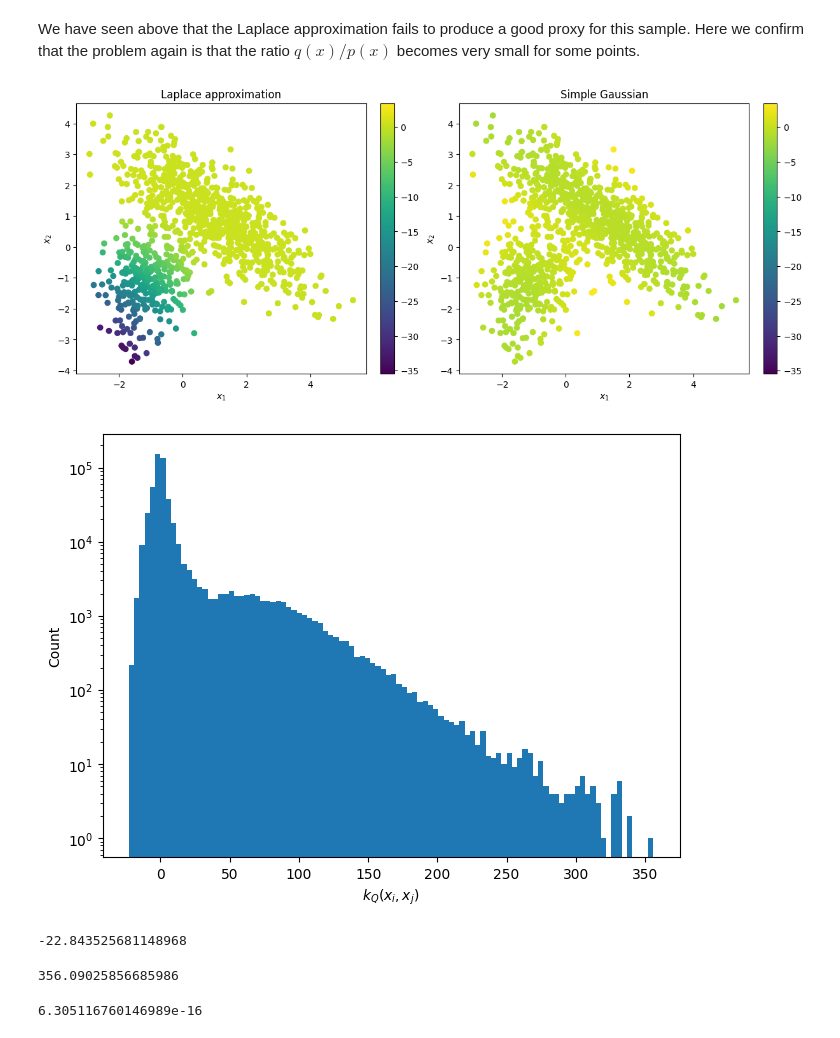
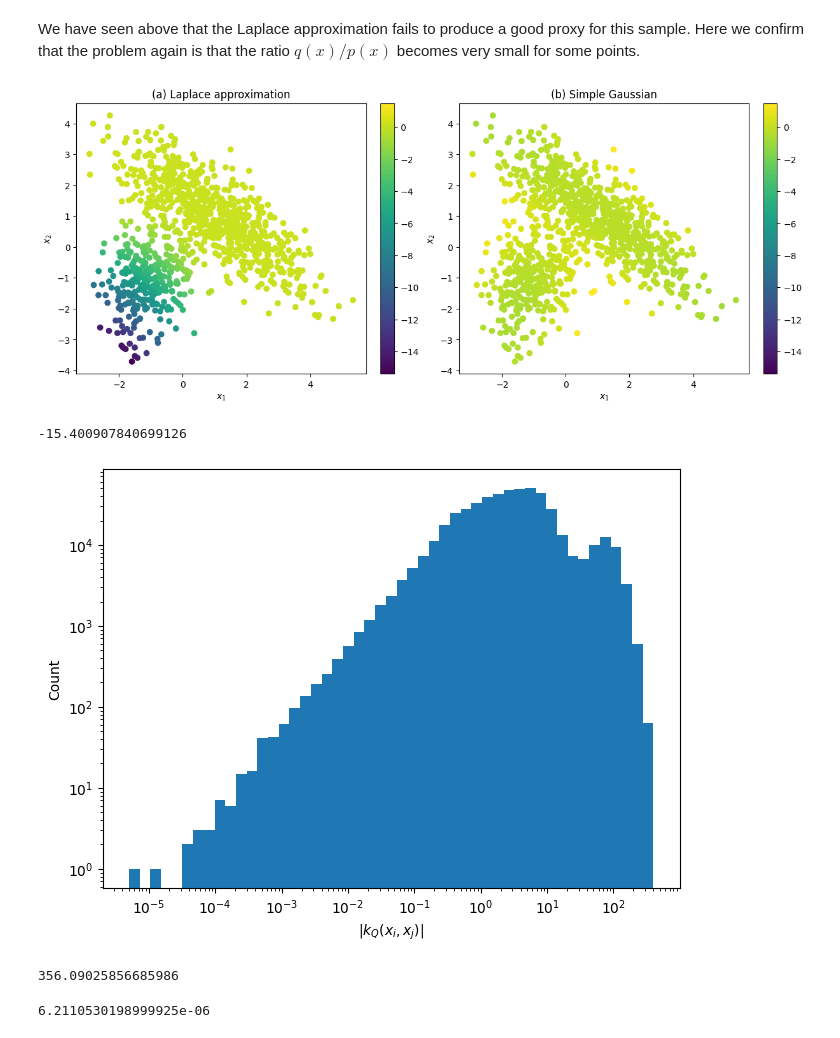
Before and after one commit to aglebov/gradient-free-mcmc-postprocessing, a Jupyter notebook: code/notebooks/gaussian_mixture/Gaussian_mixture.ipynb, the cells around one changed output. Saved outputs shown, nothing was run; the diff lists cells and outputs as text; code cells hidden in the pictures.

```diff
--- a/code/notebooks/gaussian_mixture/Gaussian_mixture.ipynb
+++ b/code/notebooks/gaussian_mixture/Gaussian_mixture.ipynb
@@ -456,50 +456,51 @@ plot_density(lambda x: np.linalg.norm(jnp.apply_along_axis(wkde_grad, 1, x), axi
 # %% [markdown]
 We have seen above that the Laplace approximation fails to produce a good proxy for this sample. Here we confirm that the problem again is that the ratio $q(x) / p(x)$ becomes very small for some points.
 # %%
-vals = np.concatenate([log_q - log_p, log_q_laplace - log_p])
+vals = np.concatenate([log_q - log_p, log_q_laplace - log_p] / np.log(10))
 vmin = np.min(vals)
 vmax = np.max(vals)
 
 fig, axs = plt.subplots(1, 2, figsize=(12, 5), constrained_layout=True);
 
-scatter = axs[0].scatter(sample[:, 0], sample[:, 1], c=log_q_laplace - log_p, vmin=vmin, vmax=vmax);
-axs[0].set_title('Laplace approximation');
+scatter = axs[0].scatter(sample[:, 0], sample[:, 1], c=(log_q_laplace - log_p) /  np.log(10), vmin=vmin, vmax=vmax);
+axs[0].set_title('(a) Laplace approximation');
 axs[0].set_xlabel('$x_1$');
 axs[0].set_ylabel('$x_2$');
 fig.colorbar(scatter, ax=axs[0]);
 
-scatter = axs[1].scatter(sample[:, 0], sample[:, 1], c=log_q - log_p, vmin=vmin, vmax=vmax);
-axs[1].set_title('Simple Gaussian');
+scatter = axs[1].scatter(sample[:, 0], sample[:, 1], c=(log_q - log_p) / np.log(10), vmin=vmin, vmax=vmax);
+axs[1].set_title('(b) Simple Gaussian');
 axs[1].set_xlabel('$x_1$');
 axs[1].set_ylabel('$x_2$');
 fig.colorbar(scatter, ax=axs[1]);
 
 fig.savefig(FIGURES_PATH / 'gaussian-mixture-laplace-proxy.pdf');
 # %% [output]
-[figure, old version]
+[figure, new version]
+# %%
+np.min((log_q_laplace - log_p) /  np.log(10))
+# %% [output]
+-15.400907840699126
 # %%
 integrand = _make_stein_integrand(sample, gradient_q_laplace)
 km = kmat(integrand, sample.shape[0])
 km_vals = km[np.triu_indices_from(km)]
 # %%
 fig, ax = plt.subplots(constrained_layout=True)
-ax.hist(km_vals, bins=100);
+ax.hist(np.abs(km_vals), bins=np.logspace(np.log10(5e-6),np.log10(400), 50));
+ax.set_xscale('log');
 ax.set_yscale('log');
-ax.set_xlabel('$k_Q(x_i, x_j)$');
+ax.set_xlabel('$|k_Q(x_i, x_j)|$');
 ax.set_ylabel('Count');
 
 fig.savefig(FIGURES_PATH / 'gaussian-mixture-kQ-hist.pdf');
 # %% [output]
-[figure, old version]
+[figure, new version]
+# %%
+np.max(np.abs(km_vals))
+# %% [output]
+356.09025856685986
 # %%
-np.min(km_vals)
+np.min(np.abs(km_vals))
 # %% [output]
--22.843525681148968
+6.2110530198999925e-06
-# %%
-np.max(km_vals)
-# %% [output]
-356.09025856685986
-# %%
-np.exp(-35)
-# %% [output]
-6.305116760146989e-16
```
Also changed, not shown: parts of 16 cells of this notebook, 21 other files.
